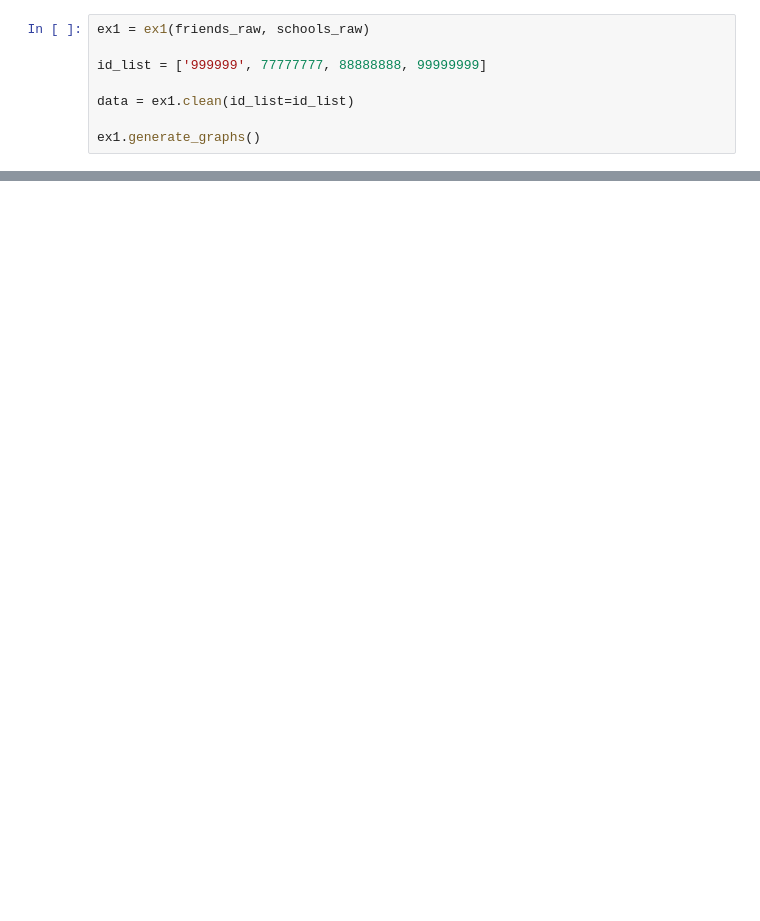
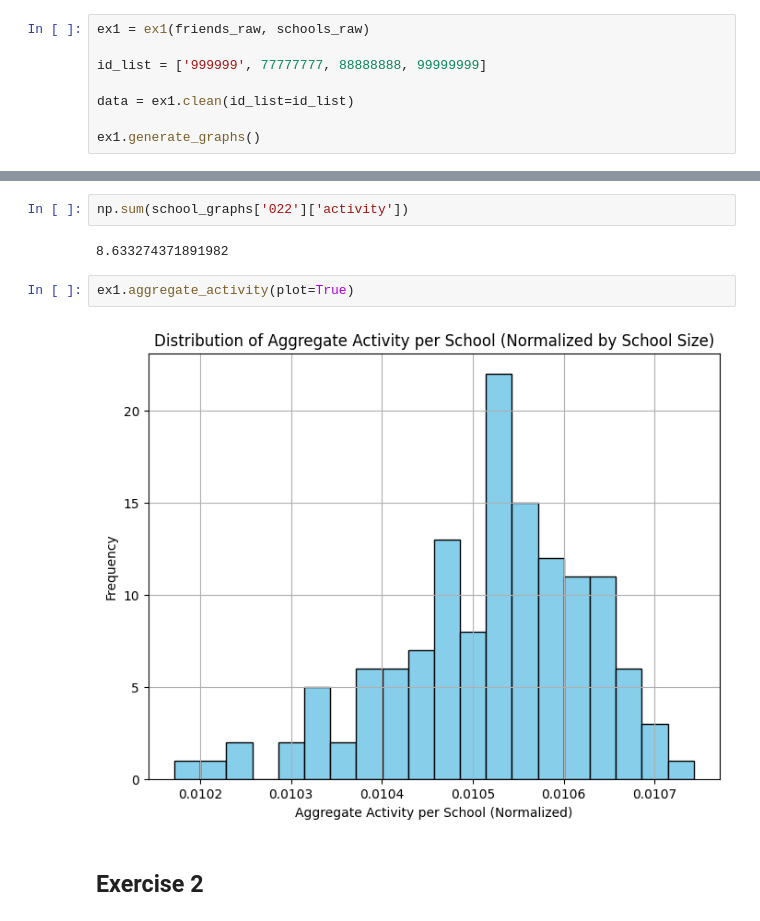
Before and after one commit to mhandt9/networks, a Jupyter notebook: ps1.ipynb, the cells around one changed output, grey strips where cells are left out. Drawn from its saved outputs; the diff is of its cells as text; blank space fills up the shorter version.

Commit message:
addition of activity (probably wrong)

```diff
--- a/ps1.ipynb
+++ b/ps1.ipynb
@@ -71,0 +66,10 @@ bonacich_centrality
+# %%
+np.sum(school_graphs['022']['activity'])
+# %% [output]
+8.633274371891982
+# %%
+ex1.aggregate_activity(plot=True)
+# %% [output]
+[figure, added]
+# %% [markdown]
+## Exercise 2
```
Also changed, not shown: parts of 16 cells of this notebook, 1 other file.
